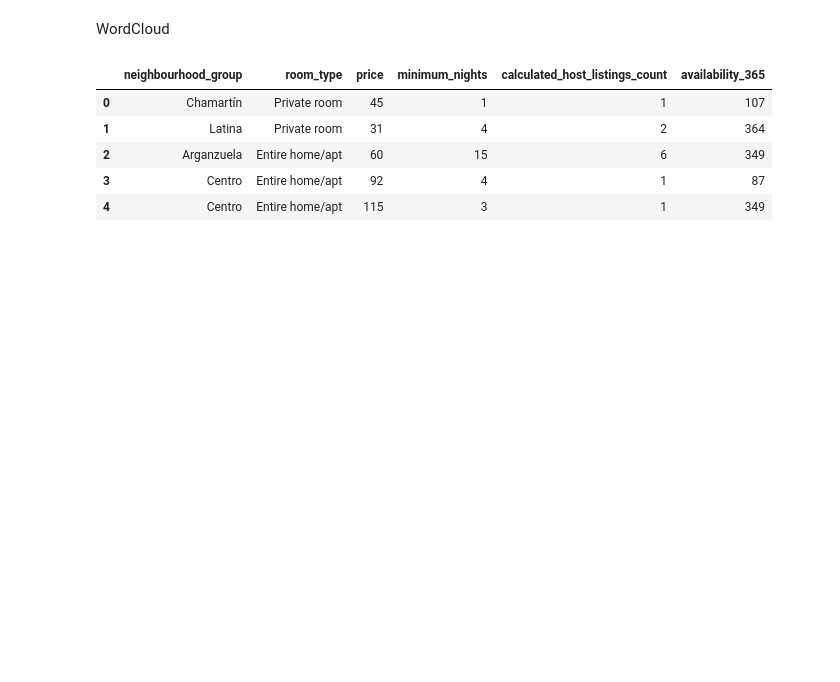
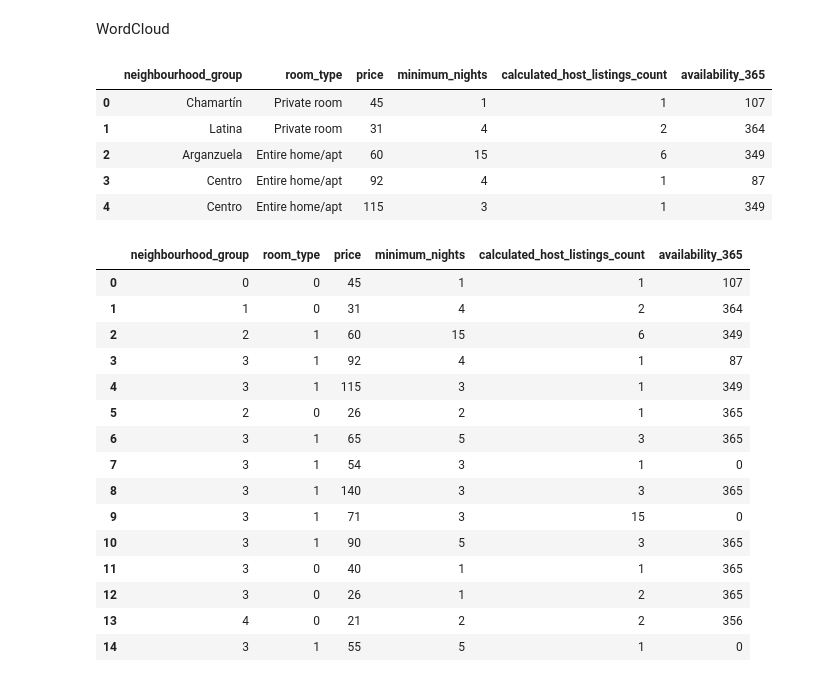
Before and after one commit to trisidoan/ML_engineering_degree, a Jupyter notebook: EAD_review.ipynb, the cells around one changed output. Cells and saved outputs as stored; diff of their text form; code cells hidden in the pictures; blank space fills up the shorter version.

```diff
--- a/EAD_review.ipynb
+++ b/EAD_review.ipynb
@@ -243,3 +243,22 @@ def Encode(airbnb):
     return airbnb
 
 airbnb_en = Encode(airbnb.copy())
+# %%
+airbnb_en.head(15)
+# %% [output]
+|  | neighbourhood_group | room_type | price | minimum_nights | calculated_host_listings_count | availability_365 |
+| 0 | 0 | 0 | 45 | 1 | 1 | 107 |
+| 1 | 1 | 0 | 31 | 4 | 2 | 364 |
+| 2 | 2 | 1 | 60 | 15 | 6 | 349 |
+| 3 | 3 | 1 | 92 | 4 | 1 | 87 |
+| 4 | 3 | 1 | 115 | 3 | 1 | 349 |
+| 5 | 2 | 0 | 26 | 2 | 1 | 365 |
+| 6 | 3 | 1 | 65 | 5 | 3 | 365 |
+| 7 | 3 | 1 | 54 | 3 | 1 | 0 |
+| 8 | 3 | 1 | 140 | 3 | 3 | 365 |
+| 9 | 3 | 1 | 71 | 3 | 15 | 0 |
+| 10 | 3 | 1 | 90 | 5 | 3 | 365 |
+| 11 | 3 | 0 | 40 | 1 | 1 | 365 |
+| 12 | 3 | 0 | 26 | 1 | 2 | 365 |
+| 13 | 4 | 0 | 21 | 2 | 2 | 356 |
+| 14 | 3 | 1 | 55 | 5 | 1 | 0 |
```
Also changed, not shown: parts of 1 cell of this notebook.
